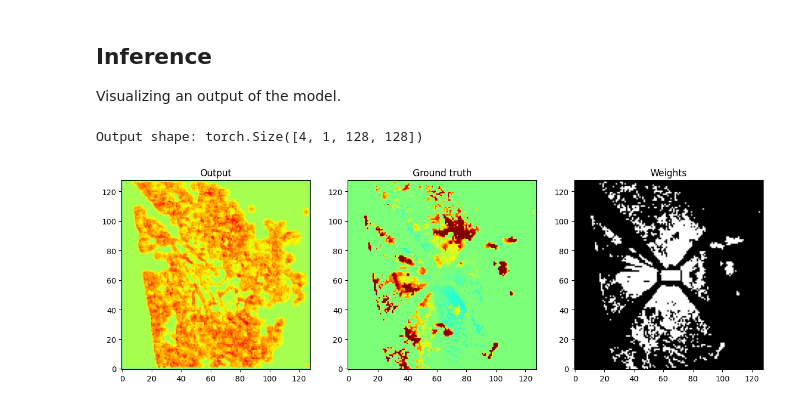
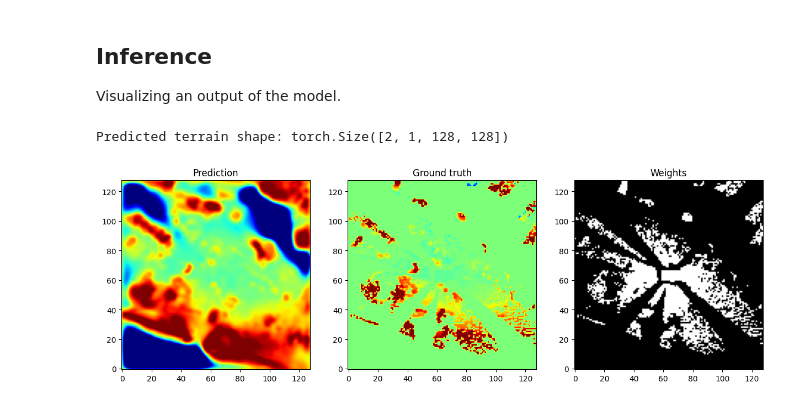
Before and after one commit to ctu-vras/monoforce, a Jupyter notebook: monoforce/examples/lidarbev.ipynb, the cells around one changed output. Drawn from its saved outputs; the diff is of its cells as text; code cells hidden in the pictures.

```diff
--- a/monoforce/examples/lidarbev.ipynb
+++ b/monoforce/examples/lidarbev.ipynb
@@ -84,10 +80,7 @@ This example contains only the point cloud part of the model.
 
 Reference: https://hanlab.mit.edu/projects/bevfusion
 # %%
-# Grid size: (H, W, D) = (64, 128, 128) means
-# 64 height voxels, 128 width voxels, 128 depth voxels
-# Voxel is a cube with size 0.1m x 0.1m x 0.1m
-model = LiDARBEV(grid_conf=lss_config['grid_conf'], out_channels=1)
+model = LidarBEV(grid_conf=lss_config['grid_conf'], n_features=16, outC=1)
 model.to(device)
 print(f'Number of model parameters: {sum(p.numel() for p in model.parameters())}')
 # %% [output]
@@ -95,5 +88,5 @@ Number of model parameters: 1827
 # %%
-loader = DataLoader(ds, batch_size=4, shuffle=True)
+loader = DataLoader(ds, batch_size=2, shuffle=True)
 
 points, hm_terrain = next(iter(loader))
 print(f'Points shape: {points.shape}')  # (B, 3, N), N is the number of points
@@ -103,5 +96,6 @@ Points shape: torch.Size([4, 3, 131072])
 with torch.inference_mode():
     with torch.no_grad():
         out = model(points.to(device))
-        print(f'Output shape: {out.shape}')  # (B, outC, H, W)
+        terrain = out['terrain']
+        print(f'Output shape: {terrain.shape}')  # (B, outC, H, W)
 # %% [output]
@@ -123,8 +117,9 @@ for epoch in range(10):
         optimizer.zero_grad()
 
         out = model(points)
+        terrain_pred = out['terrain']
         terrain, weights = hm_terrain[:, 0:1], hm_terrain[:, 1:2]
-        loss = criterion(out * weights, terrain * weights)
+        loss = criterion(terrain_pred * weights, terrain * weights)
 
         loss.backward()
         optimizer.step()
@@ -151,22 +146,23 @@ Visualizing an output of the model.
 # %%
 with torch.inference_mode():
     with torch.no_grad():
         batch = next(iter(loader))
         batch = [b.to(device) for b in batch]
         points, hm_terrain = batch
         terrain, weights = hm_terrain[:, 0:1], hm_terrain[:, 1:2]
         out = model(points)
-        print(f'Output shape: {out.shape}')  # (B, outC, H, W)
+        terrain_pred = out['terrain']
+        print(f'Predicted terrain shape: {terrain_pred.shape}')  # (B, outC, H, W)
 
 # visualize the output
 fig, ax = plt.subplots(1, 3, figsize=(15, 5))
-ax[0].imshow(out[0, 0].cpu().numpy().T, cmap='jet', origin='lower', vmin=-1, vmax=1)
-ax[0].set_title('Output')
+ax[0].imshow(terrain_pred[0, 0].cpu().numpy().T, cmap='jet', origin='lower', vmin=-1, vmax=1)
+ax[0].set_title('Prediction')
 ax[1].imshow(terrain[0, 0].cpu().numpy().T, cmap='jet', origin='lower', vmin=-1, vmax=1)
 ax[1].set_title('Ground truth')
 ax[2].imshow(weights[0, 0].cpu().numpy().T, cmap='gray', origin='lower')
 ax[2].set_title('Weights')
 plt.show()
 # %% [output]
-Output shape: torch.Size([4, 1, 128, 128])
+Predicted terrain shape: torch.Size([2, 1, 128, 128])
-[figure, old version]
+[figure, new version]
```
Also changed, not shown: parts of 6 cells of this notebook, 10 other files.
